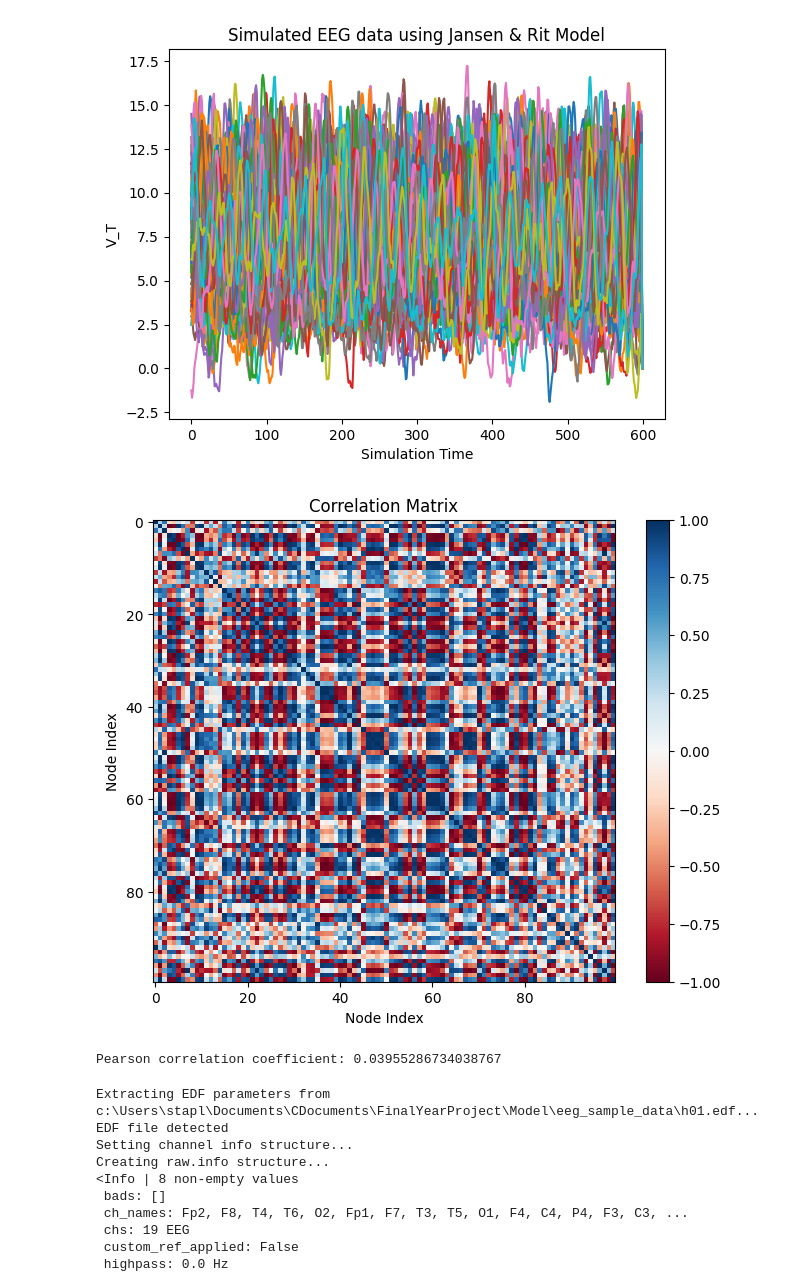
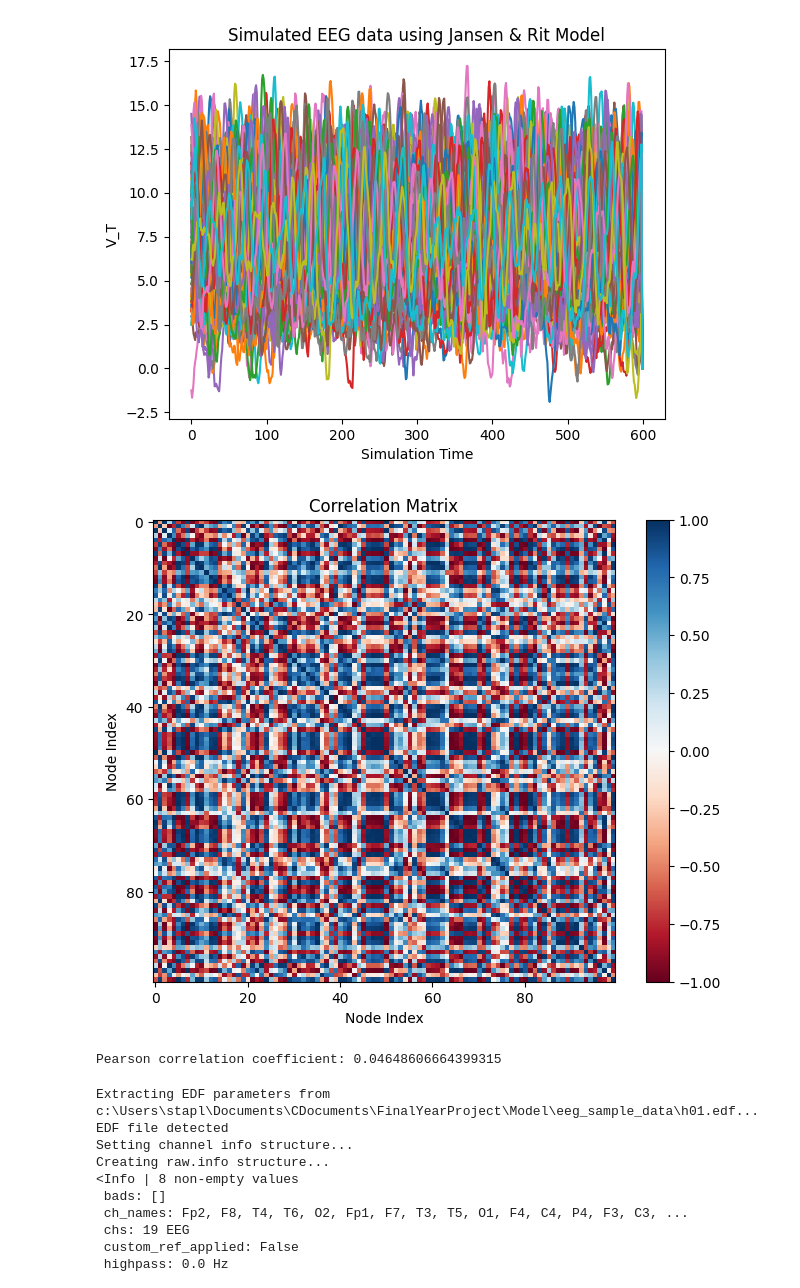
Before and after one commit to emias12/FinalYearProject, a Jupyter notebook: Jansen&Rit.ipynb, the cells around one changed output. Cells and saved outputs as stored; diff of their text form; code cells hidden in the pictures.

Commit message:
Changed BOLD model to add x's (activity in the each node) and standardize

```diff
--- a/Jansen&Rit.ipynb
+++ b/Jansen&Rit.ipynb
@@ -164,10 +164,20 @@ k3 = 0.5
 
 V_0 = 0.03 # fraction of deoxygenated blood in resting state
 
-# This is from the Neuromod, but had already got firing rates before converted to voltage above, so
+
+# Calculate firing rates, V_T is EEG like response, r_0 is the sigmoid slope
+#firing_rates = sigmoid(V_T, r_0) # sim_length x num_nodes
+
+# Above is from the Neuromod, but had already got firing rates before converted to voltage above, so
 # probably makes more sense to sum x1 x2 x3 (as all need blood)
-# Calculate firing rates, V_T is EEG like response, r_0 is the sigmoid slope
-firing_rates = sigmoid(V_T, r_0) # sim_length x num_nodes
+raw_firing_rates = x1 + x2 + x3
+
+# Calculate mean and standard deviation across all nodes
+mean_firing_rate = np.mean(raw_firing_rates)
+std_firing_rate = np.std(raw_firing_rates)
+
+# Standardize firing rates
+firing_rates = (raw_firing_rates - mean_firing_rate) / std_firing_rate
 
 scaling = 1
 # instead of multiplying by arbitrary factor, can standardise - divide by standard deviation, so sd becomes 1
@@ -200,34 +210,34 @@ BOLD_temp = np.copy(initial_conditions)
 for i in range(total_downsampled_sims):
     BOLD_temp += dt * np.array(balloon_windkessel_ode(BOLD_temp, i))
     if i % downsample == 0:
         # print(int(i/downsample), BOLD_temp[0][25], BOLD_temp[1][25], BOLD_temp[2][25], BOLD_temp[3][25])
         BOLD_vars[int(i/downsample)] = np.copy(BOLD_temp)
 
 BOLD_vars_result = BOLD_vars[-sim_length:]
 # Initialize BOLD array - will only take the final sim_length timepoints
 BOLD_array = np.zeros((sim_length, num_nodes))
 
 
 # Generate BOLD array
 for t in range(sim_length):
     q = BOLD_vars_result[t, 3, :]
     v = BOLD_vars_result[t, 2, :]
     BOLD_array[t, :] = V_0 * (k1 * (1 - q) + k2 * (1 - (q/v)) + k3 * (1 - v))
 
 # Now have a sim_lengthx100 BOLD array stored in BOLD_array
 # Calculate the FC from the BOLD signal
 
 FC_matrix = np.corrcoef(BOLD_array.T)
 
 plt.figure(figsize=(8, 6))
 plt.imshow(FC_matrix, cmap='RdBu', vmin=-1, vmax=1)
 plt.colorbar()
 plt.title('Correlation Matrix')
 plt.xlabel('Node Index')
 plt.ylabel('Node Index')
 plt.show()
 # %% [output]
-[figure, old version]
+[figure, new version]
 # %%
 # Calculate goodness of fit for BOLD data ####################################################
 
@@ -239,7 +249,7 @@ pearson_corr = np.corrcoef(np.ravel(FC_matrix), np.ravel(observed_fc_matrix))[0,
 
 print("Pearson correlation coefficient:", pearson_corr)
 # %% [output]
-Pearson correlation coefficient: 0.03955286734038767
+Pearson correlation coefficient: 0.04648606664399315
 # %%
 # Calculate goodness of fit for EEG data ####################################################
 from scipy.stats import pearsonr
```
